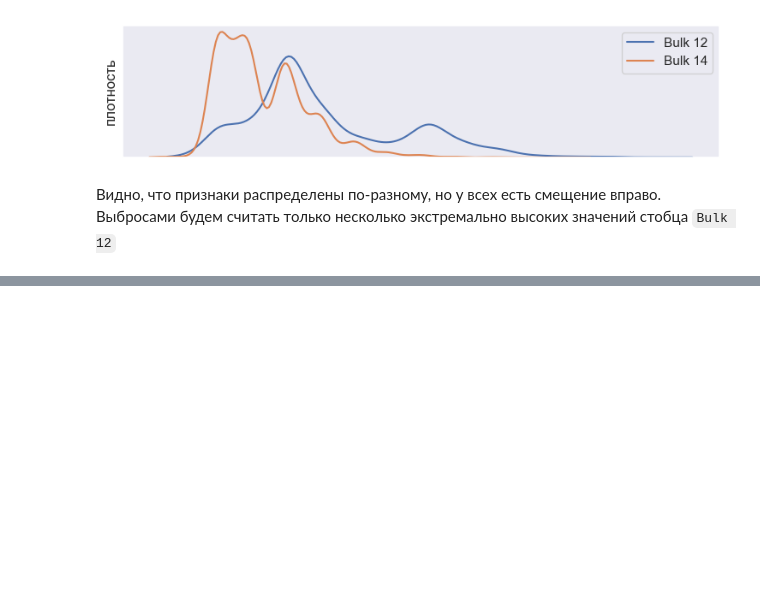
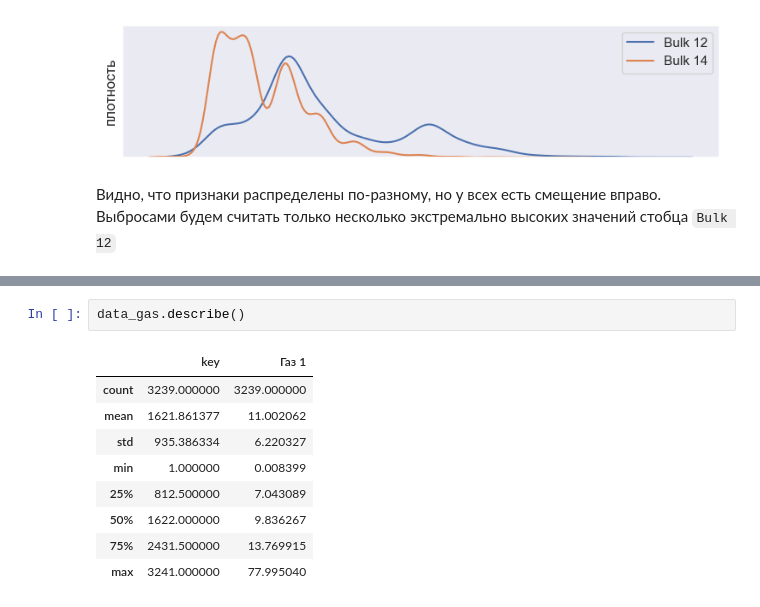
Before and after one commit to alex-blessed/YandexP-projects, a Jupyter notebook: Steel.ipynb, the cells around one changed output, grey strips where cells are left out. Drawn from its saved outputs; the diff is of its cells as text; blank space fills up the shorter version.

```diff
--- a/Steel.ipynb
+++ b/Steel.ipynb
@@ -227,0 +257,12 @@ plt.show()
+# %%
+data_gas.describe()
+# %% [output]
+|  | key | Газ 1 |
+| count | 3239.000000 | 3239.000000 |
+| mean | 1621.861377 | 11.002062 |
+| std | 935.386334 | 6.220327 |
+| min | 1.000000 | 0.008399 |
+| 25% | 812.500000 | 7.043089 |
+| 50% | 1622.000000 | 9.836267 |
+| 75% | 2431.500000 | 13.769915 |
+| max | 3241.000000 | 77.995040 |
```
Also changed, not shown: parts of 10 cells of this notebook.
